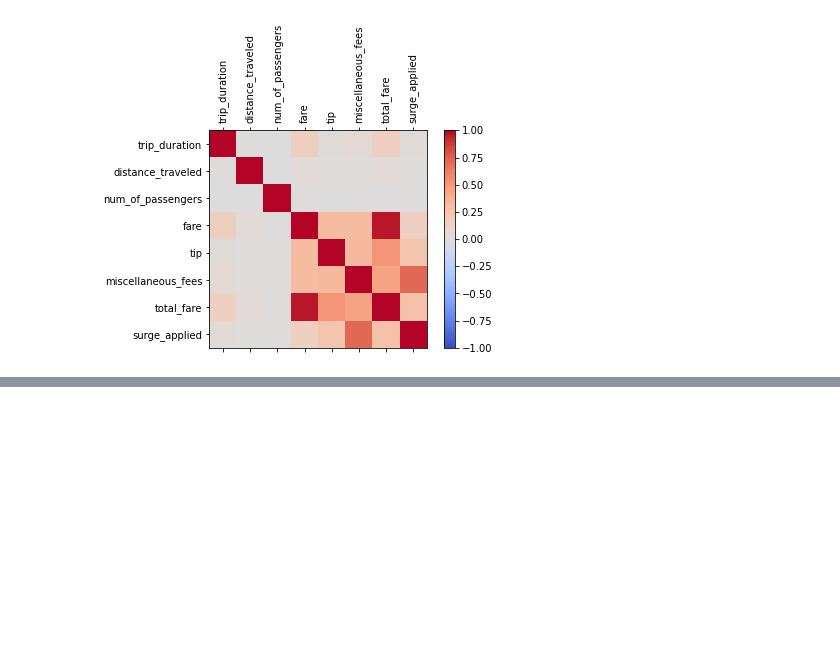
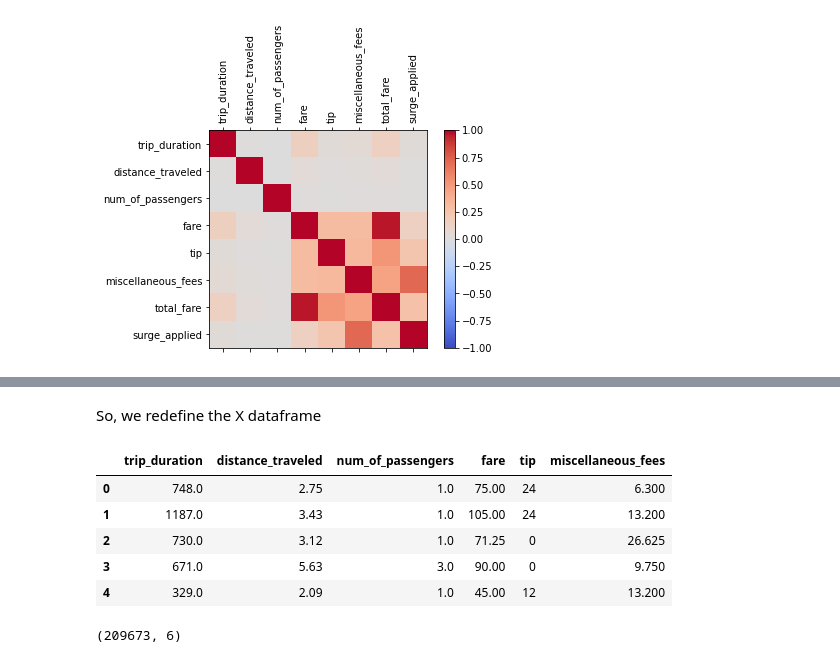
Before and after one commit to JorgeV20/Regression_Projects, a Jupyter notebook: Taxi_fare_project/taxi_fare.ipynb, the cells around one changed output, grey strips where cells are left out. Drawn from its saved outputs; the diff is of its cells as text; code cells hidden in the pictures; blank space fills up the shorter version.

```diff
--- a/Taxi_fare_project/taxi_fare.ipynb
+++ b/Taxi_fare_project/taxi_fare.ipynb
@@ -150,0 +177,17 @@ plt.show()
+# %% [markdown]
+So, we redefine the X dataframe
+# %%
+X=X.drop(columns='surge_applied')
+# %%
+X.head()
+# %% [output]
+|  | trip_duration | distance_traveled | num_of_passengers | fare | tip | miscellaneous_fees |
+| 0 | 748.0 | 2.75 | 1.0 | 75.00 | 24 | 6.300 |
+| 1 | 1187.0 | 3.43 | 1.0 | 105.00 | 24 | 13.200 |
+| 2 | 730.0 | 3.12 | 1.0 | 71.25 | 0 | 26.625 |
+| 3 | 671.0 | 5.63 | 3.0 | 90.00 | 0 | 9.750 |
+| 4 | 329.0 | 2.09 | 1.0 | 45.00 | 12 | 13.200 |
+# %%
+X.shape
+# %% [output]
+(209673, 6)
```
Also changed, not shown: parts of 6 cells of this notebook.
